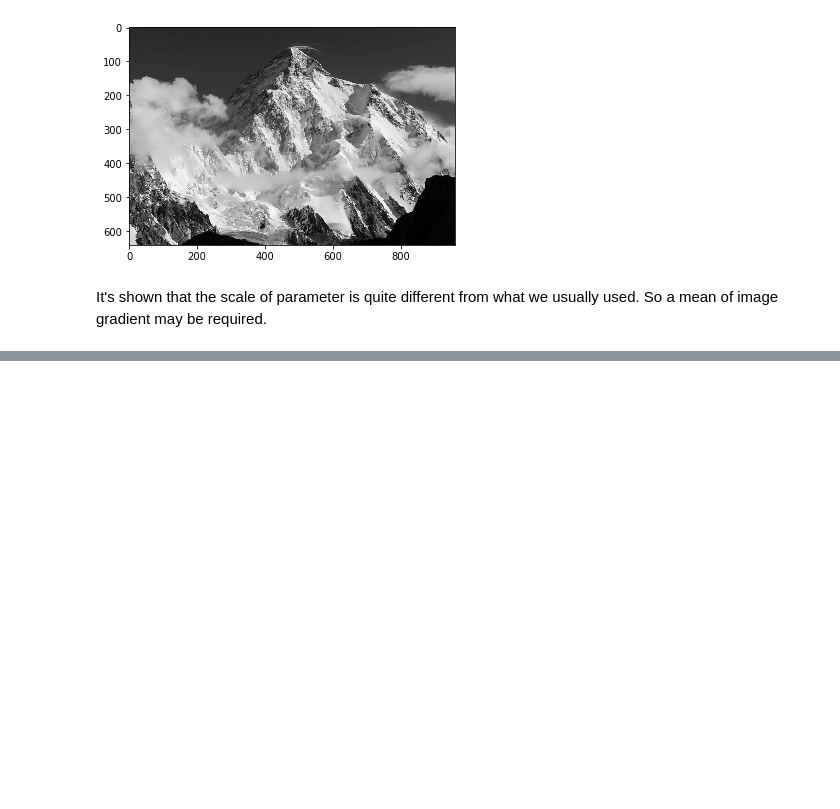
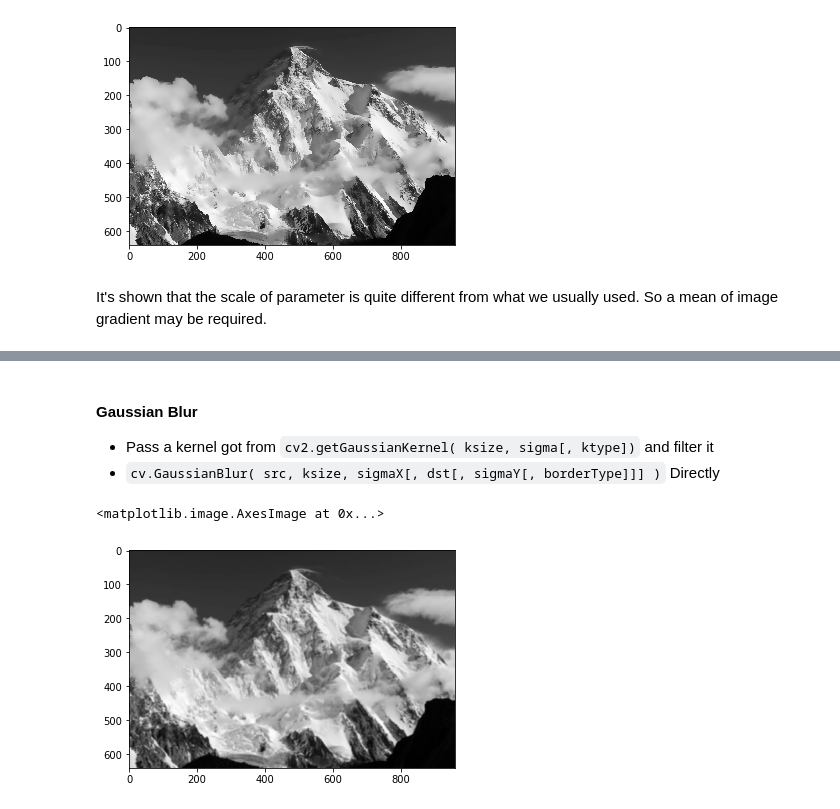
Before and after one commit to Misa-XU/jupyter, a Jupyter notebook: CV/Image Filtering.ipynb, the cells around one changed output, grey strips where cells are left out. Drawn from its saved outputs; the diff is of its cells as text; code cells hidden in the pictures; blank space fills up the shorter version.

```diff
--- a/CV/Image Filtering.ipynb
+++ b/CV/Image Filtering.ipynb
@@ -286,0 +336,10 @@ https://www.csie.ntu.edu.tw/~cyy/courses/vfx/10spring/lectures/handouts/lec14_bi
+# %% [markdown]
+#### Gaussian Blur
+- Pass a kernel got from `cv2.getGaussianKernel( ksize, sigma[, ktype])` and filter it
+- `cv.GaussianBlur( src, ksize, sigmaX[, dst[, sigmaY[, borderType]]] )` Directly
+# %%
+gb = cv2.GaussianBlur(mountainGray, (7, 7), 2)
+plt.imshow(gb, cmap = 'gray')
+# %% [output]
+<matplotlib.image.AxesImage at 0x...>
+[figure, added]
```
Also changed, not shown: parts of 37 cells of this notebook, 10 other files.
